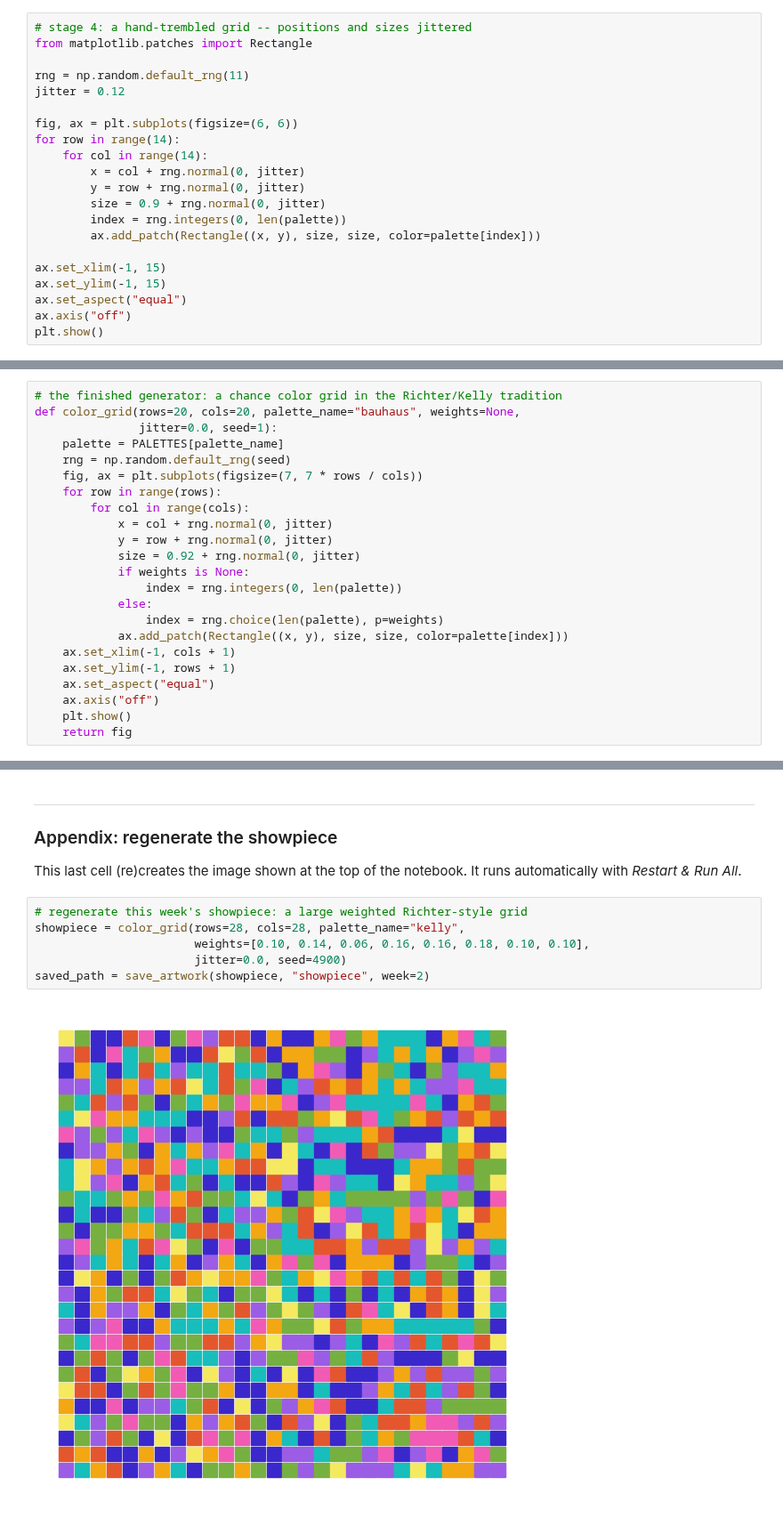
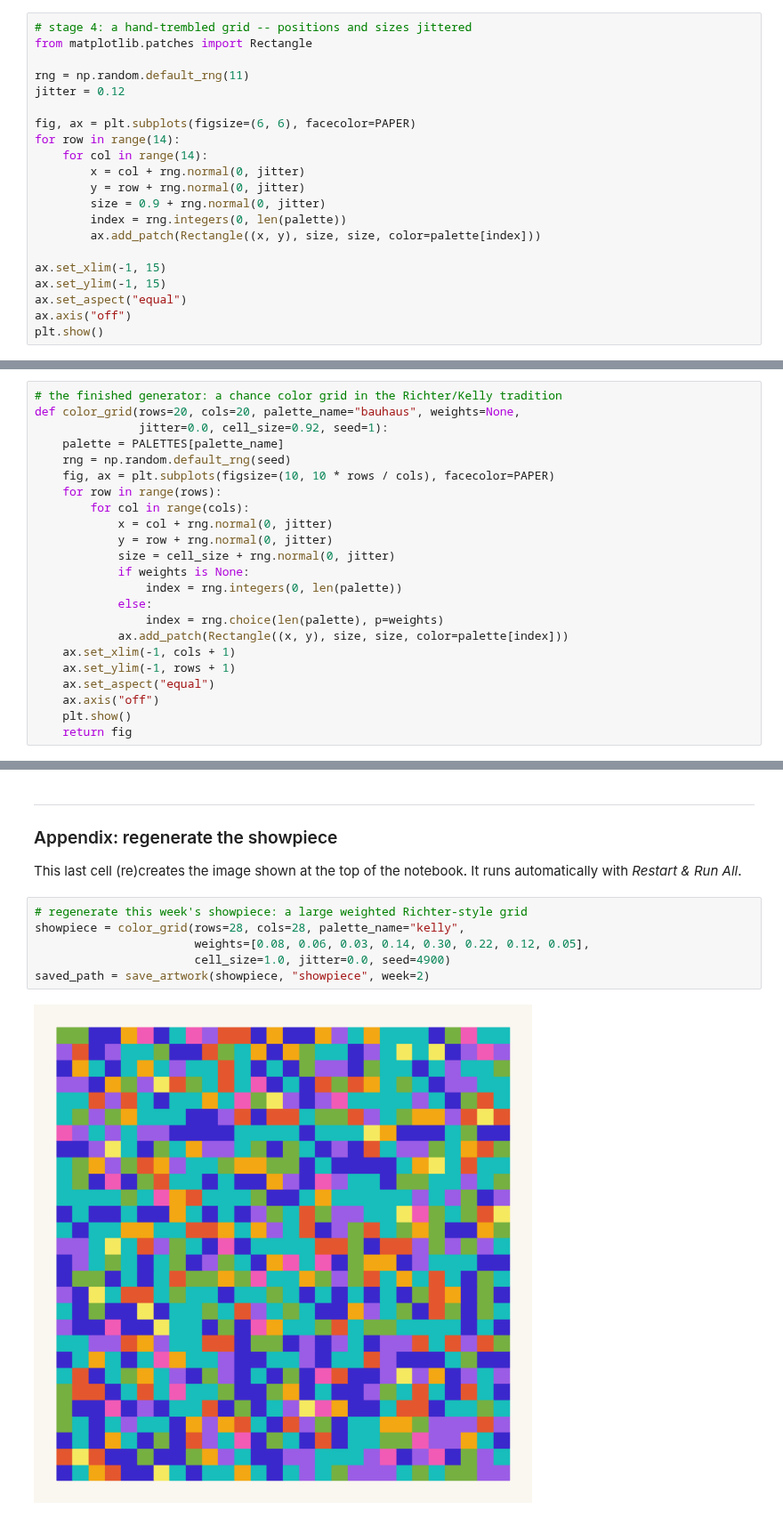
Before and after one commit to xysLong/agap, a Jupyter notebook: notebooks/week02_chance_and_randomness.ipynb, the cells around one changed output, grey strips where cells are left out. Shown at 89% size. Saved outputs shown, nothing was run; the diff lists cells and outputs as text.

```diff
--- a/notebooks/week02_chance_and_randomness.ipynb
+++ b/notebooks/week02_chance_and_randomness.ipynb
@@ -190,7 +190,7 @@ from matplotlib.patches import Rectangle
 rng = np.random.default_rng(11)
 jitter = 0.12
 
-fig, ax = plt.subplots(figsize=(6, 6))
+fig, ax = plt.subplots(figsize=(6, 6), facecolor=PAPER)
 for row in range(14):
     for col in range(14):
         x = col + rng.normal(0, jitter)
@@ -237,15 +237,15 @@ The finished generator, all decisions as parameters: grid size, palette, weights
 # %%
 # the finished generator: a chance color grid in the Richter/Kelly tradition
 def color_grid(rows=20, cols=20, palette_name="bauhaus", weights=None,
-               jitter=0.0, seed=1):
+               jitter=0.0, cell_size=0.92, seed=1):
     palette = PALETTES[palette_name]
     rng = np.random.default_rng(seed)
-    fig, ax = plt.subplots(figsize=(7, 7 * rows / cols))
+    fig, ax = plt.subplots(figsize=(10, 10 * rows / cols), facecolor=PAPER)
     for row in range(rows):
         for col in range(cols):
             x = col + rng.normal(0, jitter)
             y = row + rng.normal(0, jitter)
-            size = 0.92 + rng.normal(0, jitter)
+            size = cell_size + rng.normal(0, jitter)
             if weights is None:
                 index = rng.integers(0, len(palette))
             else:
@@ -348,9 +348,9 @@ This last cell (re)creates the image shown at the top of the notebook. It runs a
 # %%
 # regenerate this week's showpiece: a large weighted Richter-style grid
 showpiece = color_grid(rows=28, cols=28, palette_name="kelly",
-                       weights=[0.10, 0.14, 0.06, 0.16, 0.16, 0.18, 0.10, 0.10],
-                       jitter=0.0, seed=4900)
+                       weights=[0.08, 0.06, 0.03, 0.14, 0.30, 0.22, 0.12, 0.05],
+                       cell_size=1.0, jitter=0.0, seed=4900)
 saved_path = save_artwork(showpiece, "showpiece", week=2)
 # %% [output]
-[figure, old version]
+[figure, new version]
 saved: assets/outputs/week02_showpiece.png
```
Also changed, not shown: parts of 5 cells of this notebook, 6 other files.
